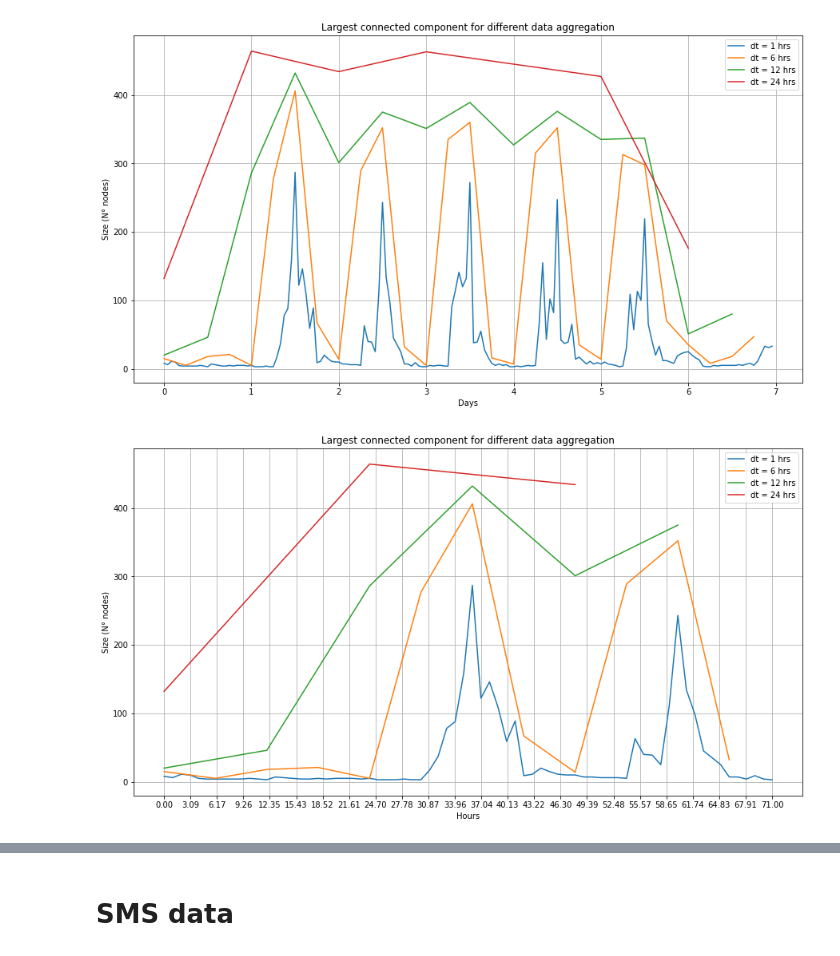
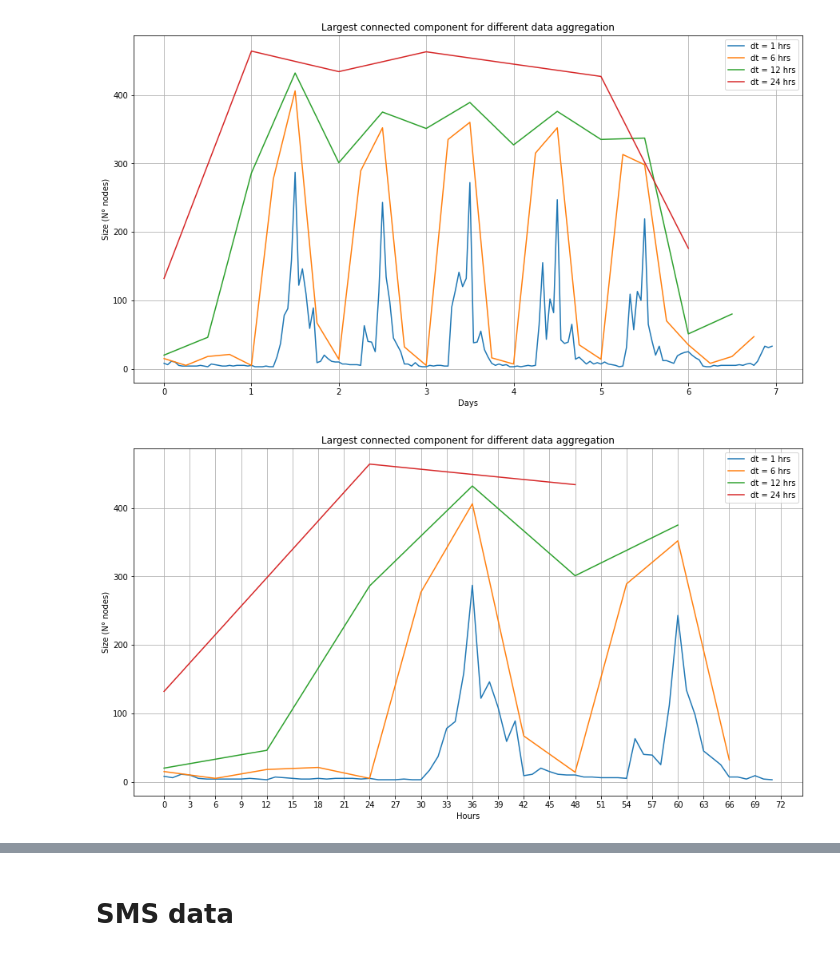
Before and after one commit to dariobaron/copenhagen_project, a Jupyter notebook: Dario_a_Copenhagen.ipynb, the cells around one changed output, grey strips where cells are left out. Saved outputs shown, nothing was run; the diff lists cells and outputs as text; code cells hidden in the pictures.

```diff
--- a/Dario_a_Copenhagen.ipynb
+++ b/Dario_a_Copenhagen.ipynb
@@ -194,15 +194,15 @@ for dt in [1, 6, 12, 24]:
 # %%
 plt.figure(figsize=(15,8))
 for dt in [1, 6, 12, 24]:
     df = aggregate_strong_connections(df_bt[df_bt["# timestamp"] < 60*60*24*3], dt)
     graphs = create_time_graphs(df)
     nodes_largest_cluster = [max([len(G.subgraph(c)) for c in nx.connected_components(G)]) for G in graphs]
     plt.plot(np.arange(len(graphs))*dt, nodes_largest_cluster, label=f"dt = {dt} hrs")
     plt.title("Largest connected component for different data aggregation")
     plt.ylabel("Size (N° nodes)")
     plt.xlabel("Hours")
-    plt.xticks(np.linspace(0,71,24))
+    plt.xticks(np.linspace(0,72,25))
     plt.grid(True)
     plt.legend()
 # %% [output]
-[figure, old version]
+[figure, new version]
```
Also changed, not shown: parts of 6 cells of this notebook.
